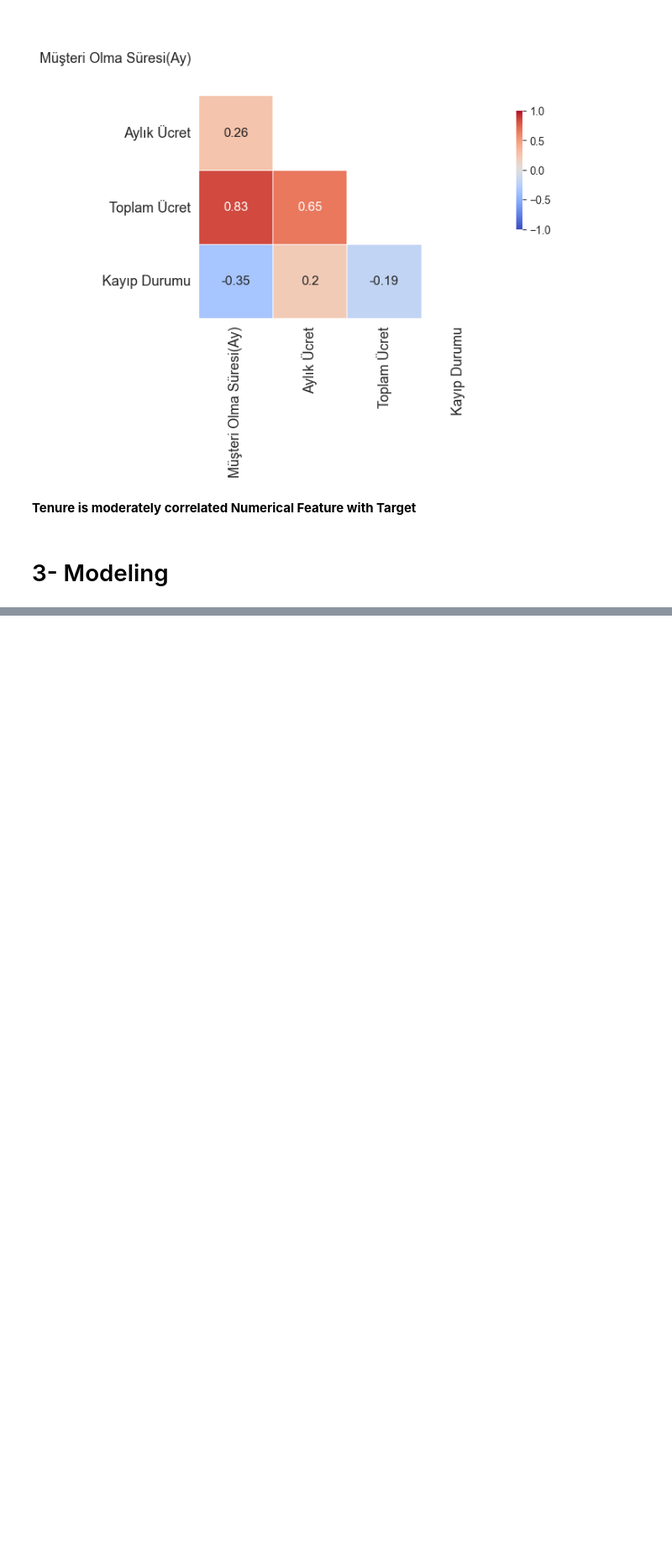
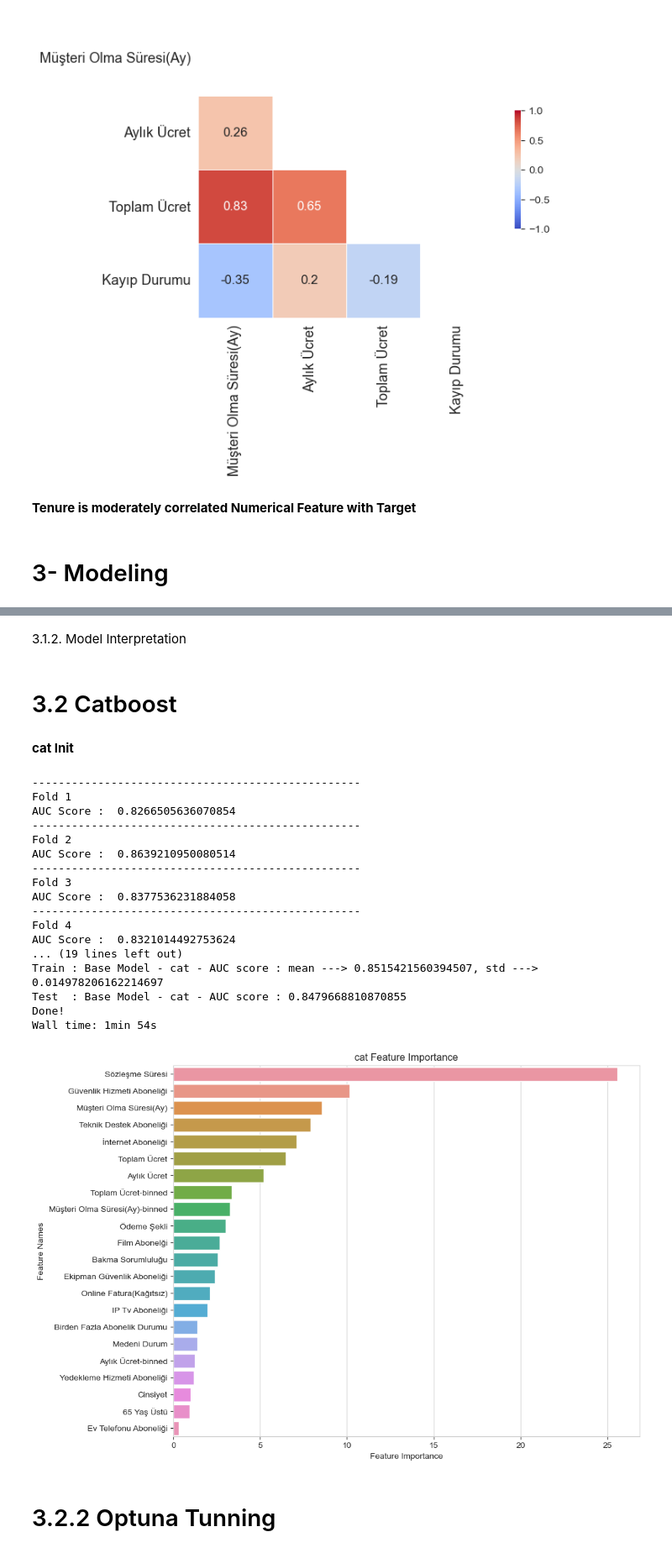
Before and after one commit to Serkankizilirmak/Musteri-Kayip-Analizi, a Jupyter notebook: 3.1.modeling.ipynb, the cells around one changed output, grey strips where cells are left out. Shown at 84% size. Cells and saved outputs as stored; diff of their text form; code cells hidden in the pictures; blank space fills up the shorter version.

```diff
--- a/3.1.modeling.ipynb
+++ b/3.1.modeling.ipynb
@@ -196,0 +260,2 @@ printmd("**Tenure is moderately correlated Numerical Feature with Target**")
+# %% [markdown]
+3.1.2. Model Interpretation
@@ -196,0 +286,2 @@ printmd("**Tenure is moderately correlated Numerical Feature with Target**")
+# %% [markdown]
+# 3.2 Catboost
@@ -196,0 +290,60 @@ printmd("**Tenure is moderately correlated Numerical Feature with Target**")
+# %%
+%%time
+# https://catboost.ai/en/docs/concepts/speed-up-training
+
+# this dataset is fairly small, so catboost runs super slow on GPU
+# https://github.com/catboost/catboost/issues/1034
+
+
+fold_num = 10
+
+# convert datatype to integer -> use 'cat_features' parameter
+# it does not improve score, feel free to try it out
+# for c in cat_cols:
+#     X[c] = X[c].astype(np.int)
+#     X_test[c] = X_test[c].astype(np.int)
+
+cat_params  = {
+    'eval_metric':"AUC",
+    'loss_function': 'logloss',
+    'objective': 'Logloss',
+    'boosting_type': 'Plain',
+    'bootstrap_type': 'Bayesian',
+    'colsample_bylevel': 0.013457968759952536, # does not support on gpu https://catboost.ai/en/docs/references/training-parameters/common#rsm
+    'depth': 6,
+    'iterations': 6888,
+    'learning_rate': 0.05683590866750785,
+    'random_strength': 18,
+    'l2_leaf_reg': 50,
+    'random_state': SEED,
+#     'task_type':"GPU",
+#     'devices' : '0',
+    # 'cat_features':cat_cols
+    }
+
+
+cat = CatBoostClassifier(**cat_params)
+
+train_model(cat, 'cat', X, y, X_test, fold_num)
+# %% [output]
+**cat Init**
+--------------------------------------------------
+Fold 1
+AUC Score :  0.8266505636070854
+--------------------------------------------------
+Fold 2
+AUC Score :  0.8639210950080514
+--------------------------------------------------
+Fold 3
+AUC Score :  0.8377536231884058
+--------------------------------------------------
+Fold 4
+AUC Score :  0.8321014492753624
+... (19 lines left out)
+Train : Base Model - cat - AUC score : mean ---> 0.8515421560394507, std ---> 0.014978206162214697
+Test  : Base Model - cat - AUC score : 0.8479668810870855
+Done!
+Wall time: 1min 54s
+[figure, added]
+# %% [markdown]
+# 3.2.2 Optuna Tunning
```
Also changed, not shown: parts of 9 cells of this notebook, 13 other files.
